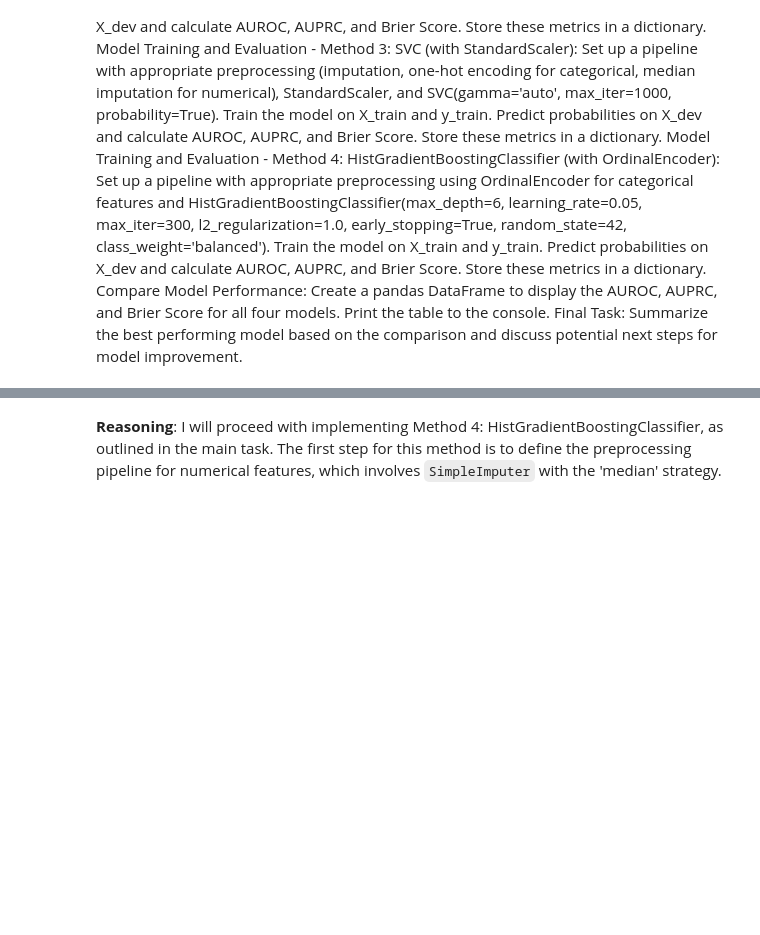
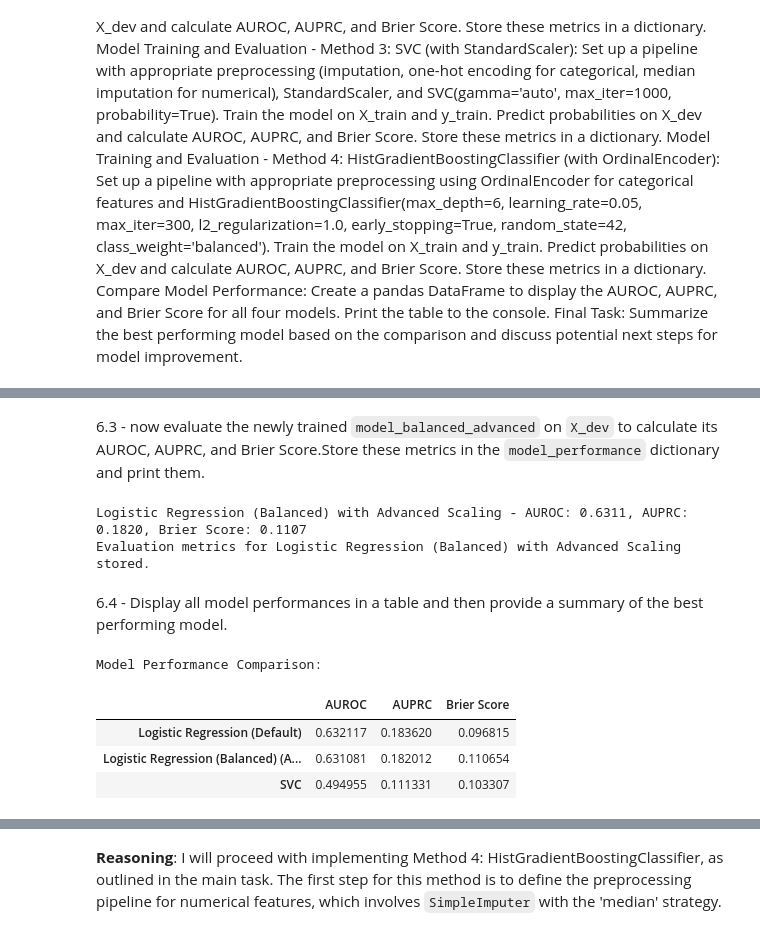
Before and after one commit to joezein71/AIHC-5010-Winter-2026, a Jupyter notebook: 20260216_project1_zein.ipynb, the cells around one changed output, grey strips where cells are left out. Cells and saved outputs as stored; diff of their text form; code cells hidden in the pictures; blank space fills up the shorter version.

```diff
--- a/20260216_project1_zein.ipynb
+++ b/20260216_project1_zein.ipynb
@@ -871,7 +838,7 @@ from sklearn.svm import SVC
 from sklearn.ensemble import HistGradientBoostingClassifier
 from sklearn.preprocessing import OrdinalEncoder
 
-method = 3
+method = 4
 
 cat_cols = [c for c in X_train.columns if X_train[c].dtype == "object"]
 num_cols = [c for c in X_train.columns if c not in cat_cols]
@@ -1579,0 +1428,18 @@ I will create a complete `Pipeline` that integrates the `preprocessor` and the `
+# %%
+import numpy as np
+import pandas as pd
+
+# 1. Calculate the skewness for each column in the numerical_cols list within X_train_processed.
+# Ensure numerical_cols is up-to-date with the processed dataframe
+numerical_cols_xtrain_processed = X_train_processed.select_dtypes(include=np.number).columns.tolist()
+skewness_values = X_train_processed[numerical_cols_xtrain_processed].skew()
+
+# 2. Create two lists based on skewness values
+normally_distributed_cols = skewness_values[(skewness_values >= -0.5) & (skewness_values <= 0.5)].index.tolist()
+skewed_cols = skewness_values[~((skewness_values >= -0.5) & (skewness_values <= 0.5))].index.tolist()
+
+# 3. Print the normally_distributed_cols and skewed_cols lists.
+print("Normally Distributed Columns (skewness between -0.5 and 0.5):")
+print(normally_distributed_cols)
+print("\nSkewed Columns (skewness outside -0.5 and 0.5):")
+print(skewed_cols)
@@ -1580,3 +1504,39 @@ I will create a complete `Pipeline` that integrates the `preprocessor` and the `
+# %% [markdown]
+6.3 - now evaluate the newly trained `model_balanced_advanced` on `X_dev` to calculate its AUROC, AUPRC, and Brier Score.Store these metrics in the `model_performance` dictionary and print them.
+# %%
+y_pred_proba_advanced = model_balanced_advanced.predict_proba(X_dev)[:, 1]
+
+# Calculate the AUROC, AUPRC, and Brier Score
+auroc_advanced = roc_auc_score(y_dev, y_pred_proba_advanced)
+auprc_advanced = average_precision_score(y_dev, y_pred_proba_advanced)
+brier_advanced = brier_score_loss(y_dev, y_pred_proba_advanced)
+
+print(f"Logistic Regression (Balanced) with Advanced Scaling - AUROC: {auroc_advanced:.4f}, AUPRC: {auprc_advanced:.4f}, Brier Score: {brier_advanced:.4f}")
+
+# Store the calculated metrics
+model_performance['Logistic Regression (Balanced) (Advanced Scaling)'] = {
+    'AUROC': auroc_advanced,
+    'AUPRC': auprc_advanced,
+    'Brier Score': brier_advanced
+}
+
+print("Evaluation metrics for Logistic Regression (Balanced) with Advanced Scaling stored.")
+# %% [output]
+Logistic Regression (Balanced) with Advanced Scaling - AUROC: 0.6311, AUPRC: 0.1820, Brier Score: 0.1107
+Evaluation metrics for Logistic Regression (Balanced) with Advanced Scaling stored.
+# %% [markdown]
+6.4 - Display all model performances in a table and then provide a summary of the best performing model.
+# %%
+performance_df = pd.DataFrame(model_performance).T
+
+print("\nModel Performance Comparison:")
+display(performance_df)
+# %% [output]
+Model Performance Comparison:
+|  | AUROC | AUPRC | Brier Score |
+| Logistic Regression (Default) | 0.632117 | 0.183620 | 0.096815 |
+| Logistic Regression (Balanced) (A... | 0.631081 | 0.182012 | 0.110654 |
+| SVC | 0.494955 | 0.111331 | 0.103307 |
 # %%
 model_balanced = Pipeline(steps=[
     ('preprocessor', preprocessor),
```
Also changed, not shown: parts of 140 cells of this notebook.
